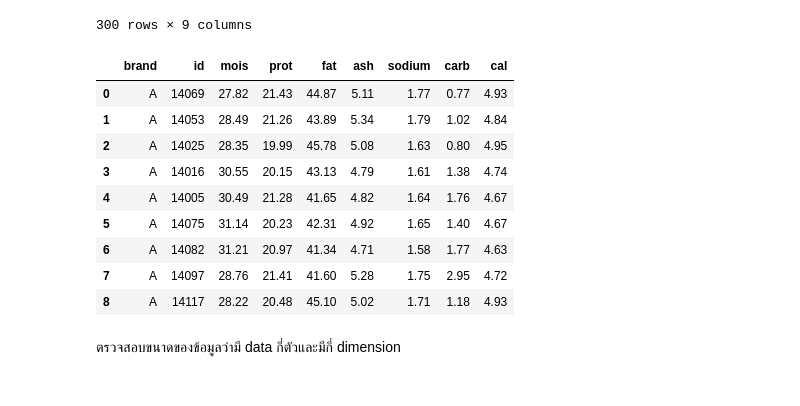
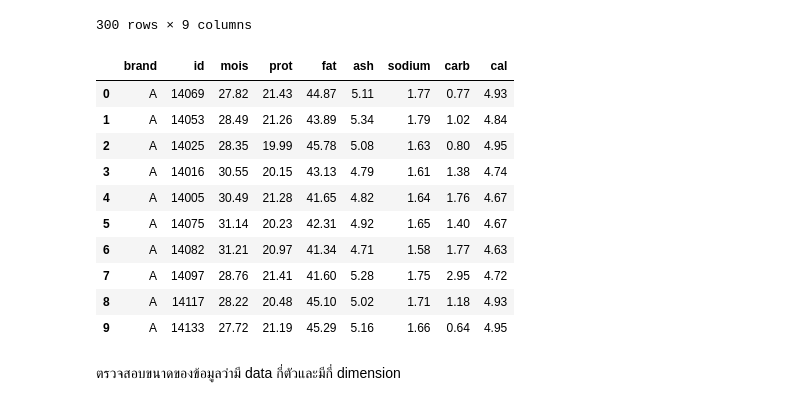
Before and after one commit to moneypitak/multivariate, a Jupyter notebook: exam01.ipynb, the cells around one changed output. Cells and saved outputs as stored; diff of their text form; code cells hidden in the pictures.

```diff
--- a/exam01.ipynb
+++ b/exam01.ipynb
@@ -27,18 +27,19 @@ pz_dt
 300 rows × 9 columns
 # %%
 Pizza_data = pd.read_csv('/content/Pizza.csv')
-Pizza_data.head(9)
+Pizza_data.head(10)
 # %% [output]
 |  | brand | id | mois | prot | fat | ash | sodium | carb | cal |
 | 0 | A | 14069 | 27.82 | 21.43 | 44.87 | 5.11 | 1.77 | 0.77 | 4.93 |
 | 1 | A | 14053 | 28.49 | 21.26 | 43.89 | 5.34 | 1.79 | 1.02 | 4.84 |
 | 2 | A | 14025 | 28.35 | 19.99 | 45.78 | 5.08 | 1.63 | 0.80 | 4.95 |
 | 3 | A | 14016 | 30.55 | 20.15 | 43.13 | 4.79 | 1.61 | 1.38 | 4.74 |
 | 4 | A | 14005 | 30.49 | 21.28 | 41.65 | 4.82 | 1.64 | 1.76 | 4.67 |
 | 5 | A | 14075 | 31.14 | 20.23 | 42.31 | 4.92 | 1.65 | 1.40 | 4.67 |
 | 6 | A | 14082 | 31.21 | 20.97 | 41.34 | 4.71 | 1.58 | 1.77 | 4.63 |
 | 7 | A | 14097 | 28.76 | 21.41 | 41.60 | 5.28 | 1.75 | 2.95 | 4.72 |
 | 8 | A | 14117 | 28.22 | 20.48 | 45.10 | 5.02 | 1.71 | 1.18 | 4.93 |
+| 9 | A | 14133 | 27.72 | 21.19 | 45.29 | 5.16 | 1.66 | 0.64 | 4.95 |
 # %% [markdown]
 ตรวจสอบขนาดของข้อมูลว่ามี data กี่ตัวและมีกี่ dimension
 # %%
```
Also changed, not shown: parts of 1 cell of this notebook.
